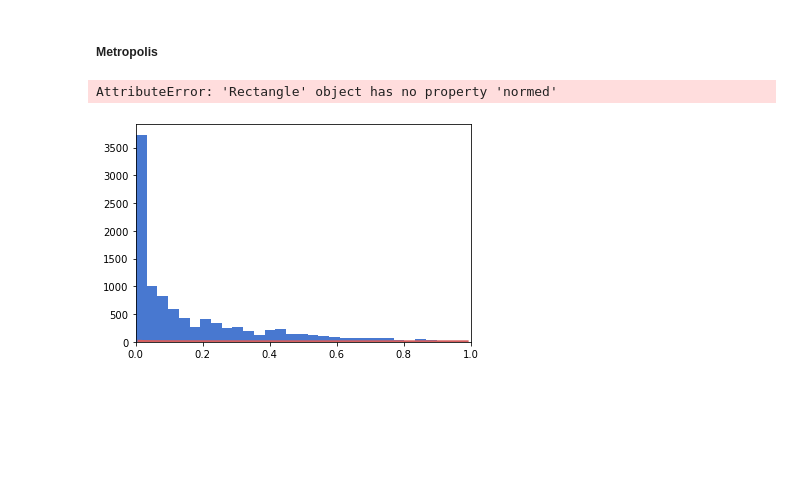
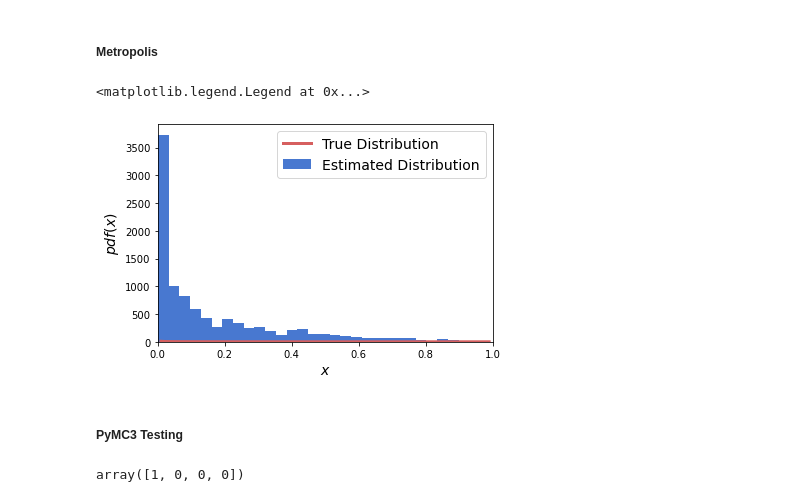
Before and after one commit to EdwardPlata/66daysofdata_2021, a Jupyter notebook: Simple_Stock_App/Bayes Analysis with Python.ipynb, the cells around one changed output. Cells and saved outputs as stored; diff of their text form; code cells hidden in the pictures; blank space fills up the shorter version.

```diff
--- a/Simple_Stock_App/Bayes Analysis with Python.ipynb
+++ b/Simple_Stock_App/Bayes Analysis with Python.ipynb
@@ -111,15 +111,25 @@ def metropolis(func,steps=10000):
 # %%
 np.random.seed(345)
 func=stats.beta(0.4,2)
 samples = metropolis(func=func)
 x=np.linspace(0.01,.99,100)
 y=func.pdf(x)
 plt.xlim(0,1)
 plt.plot(x,y,'r-',lw=3,label='True Distribution')
-plt.hist(samples,bins=30, normed=True, label ='Estimated Distribution')
+plt.hist(samples,bins=30,  label ='Estimated Distribution')
 plt.xlabel('$x$',fontsize=14)
 plt.ylabel('$pdf(x)$',fontsize=14)
 plt.legend(fontsize=14)
 # %% [output]
-AttributeError: 'Rectangle' object has no property 'normed'
+<matplotlib.legend.Legend at 0x...>
-[figure, old version]
+[figure, new version]
+# %% [markdown]
+#####  PyMC3 Testing
+# %%
+np.random.seed(123)
+n_experiments = 4
+theta_real = 0.35
+data = stats.bernoulli.rvs(p = theta_real,size=n_experiments)
+data
+# %% [output]
+array([1, 0, 0, 0])
```
Also changed, not shown: parts of 3 cells of this notebook.
